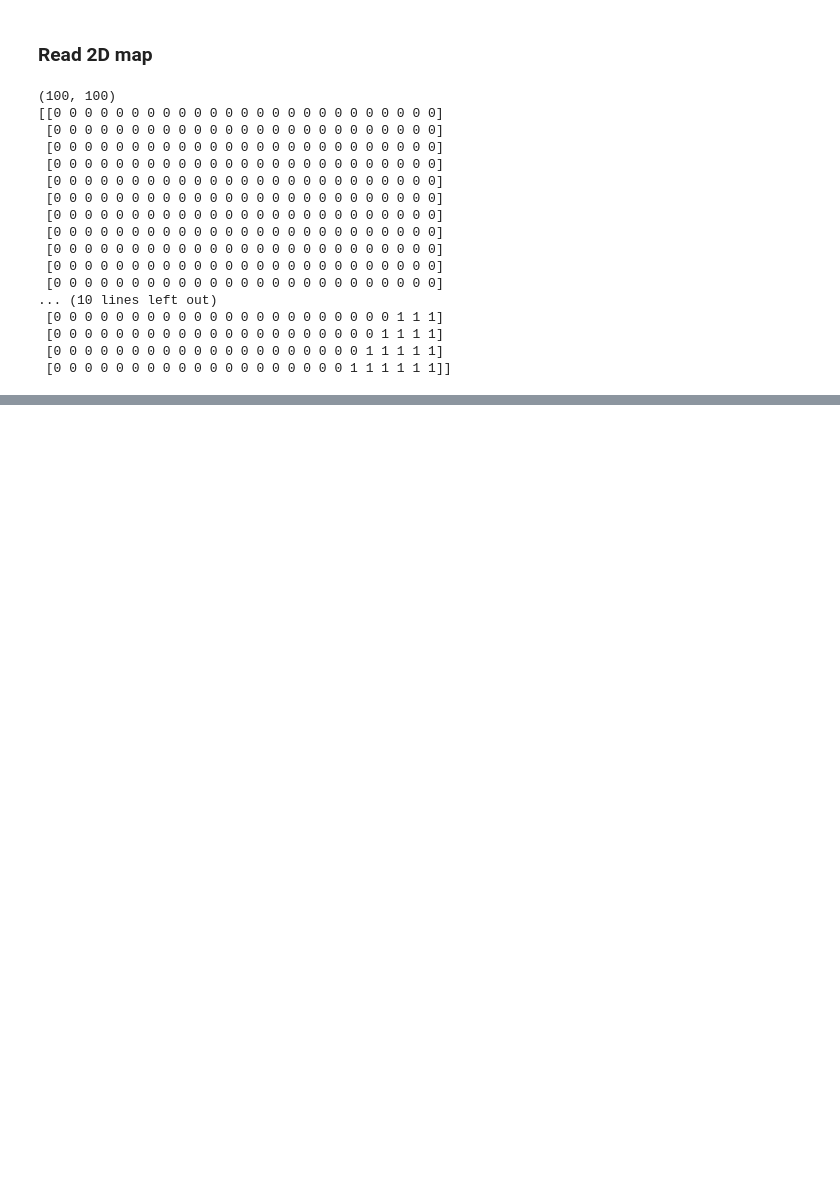
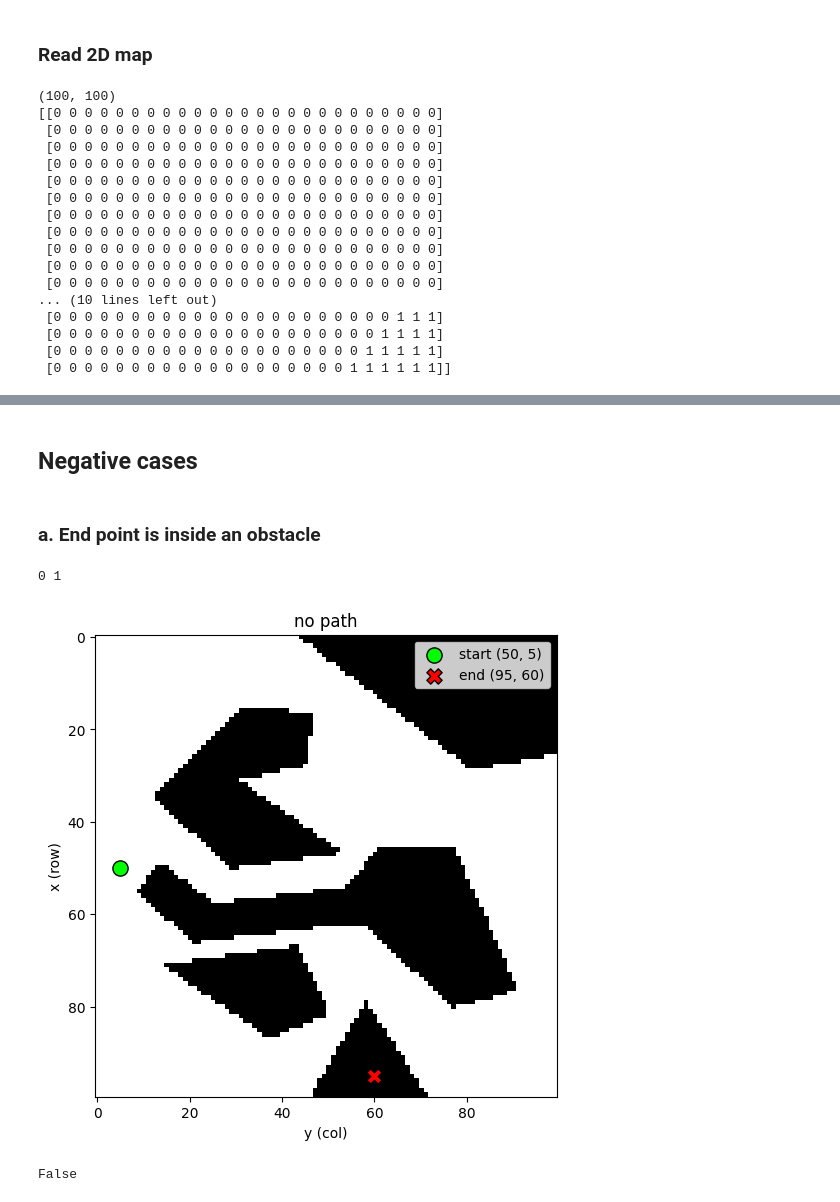
Before and after one commit to weberwcwei/2D-Path, a Jupyter notebook: src/assignment.ipynb, the cells around one changed output, grey strips where cells are left out. Cells and saved outputs as stored; diff of their text form; code cells hidden in the pictures; blank space fills up the shorter version.

```diff
--- a/src/assignment.ipynb
+++ b/src/assignment.ipynb
@@ -173,3 +207,18 @@ True
+# %% [markdown]
+## Negative cases
+# %% [markdown]
+### a. End point is inside an obstacle
+# %%
+arr = (imageio.imread("polygons1.png") > 0).astype(np.uint8)
+start = (50, 5)
+end = (95, 60)
+
+print(arr[start], arr[end])
+path_exists(arr, start, end, visualize=True)
+# %% [output]
+0 1
+[figure, added]
+False
 # %%
 arr = (imageio.imread("polygons2.png") > 0).astype(np.uint8)
 start = (5, 5)
```
Also changed, not shown: parts of 10 cells of this notebook.
